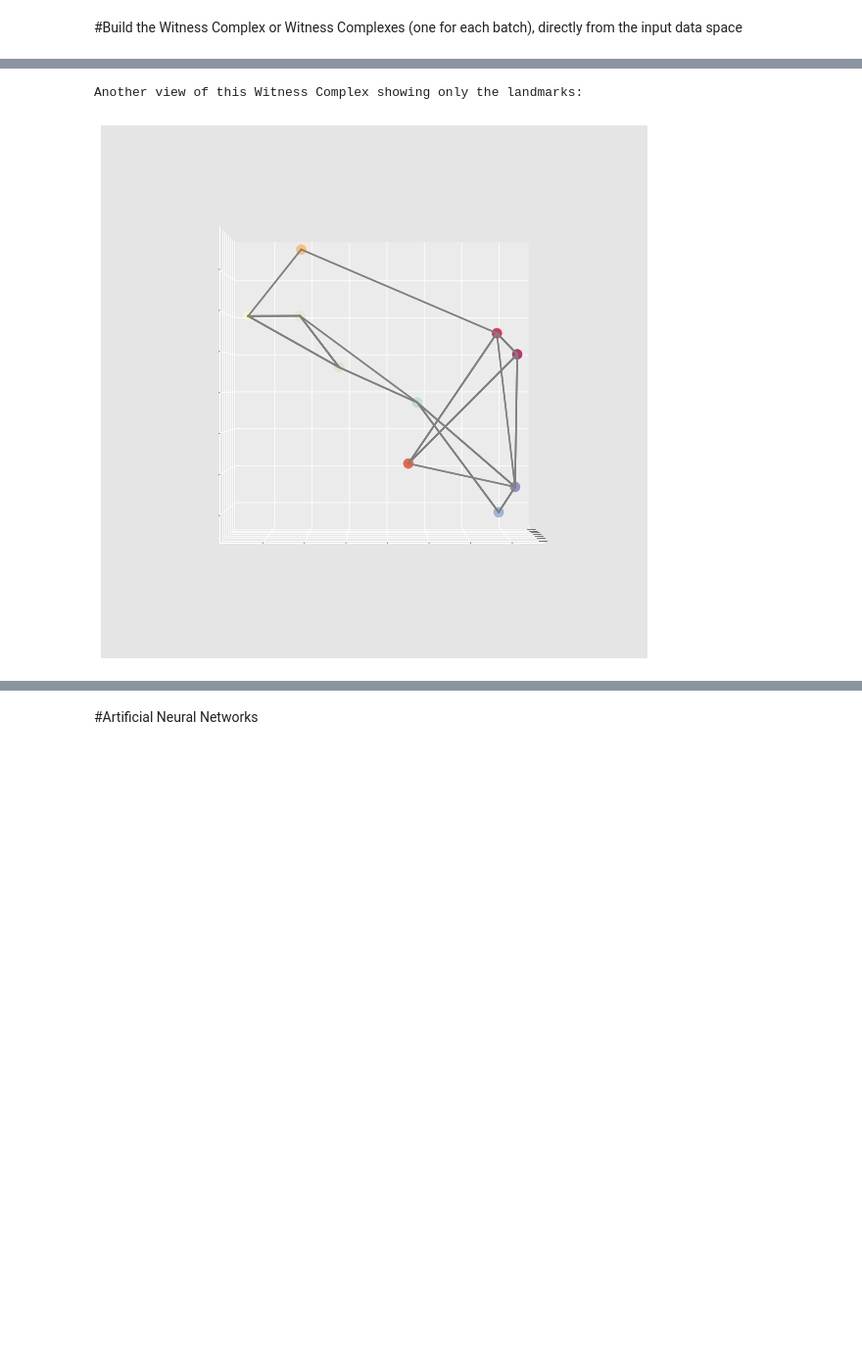
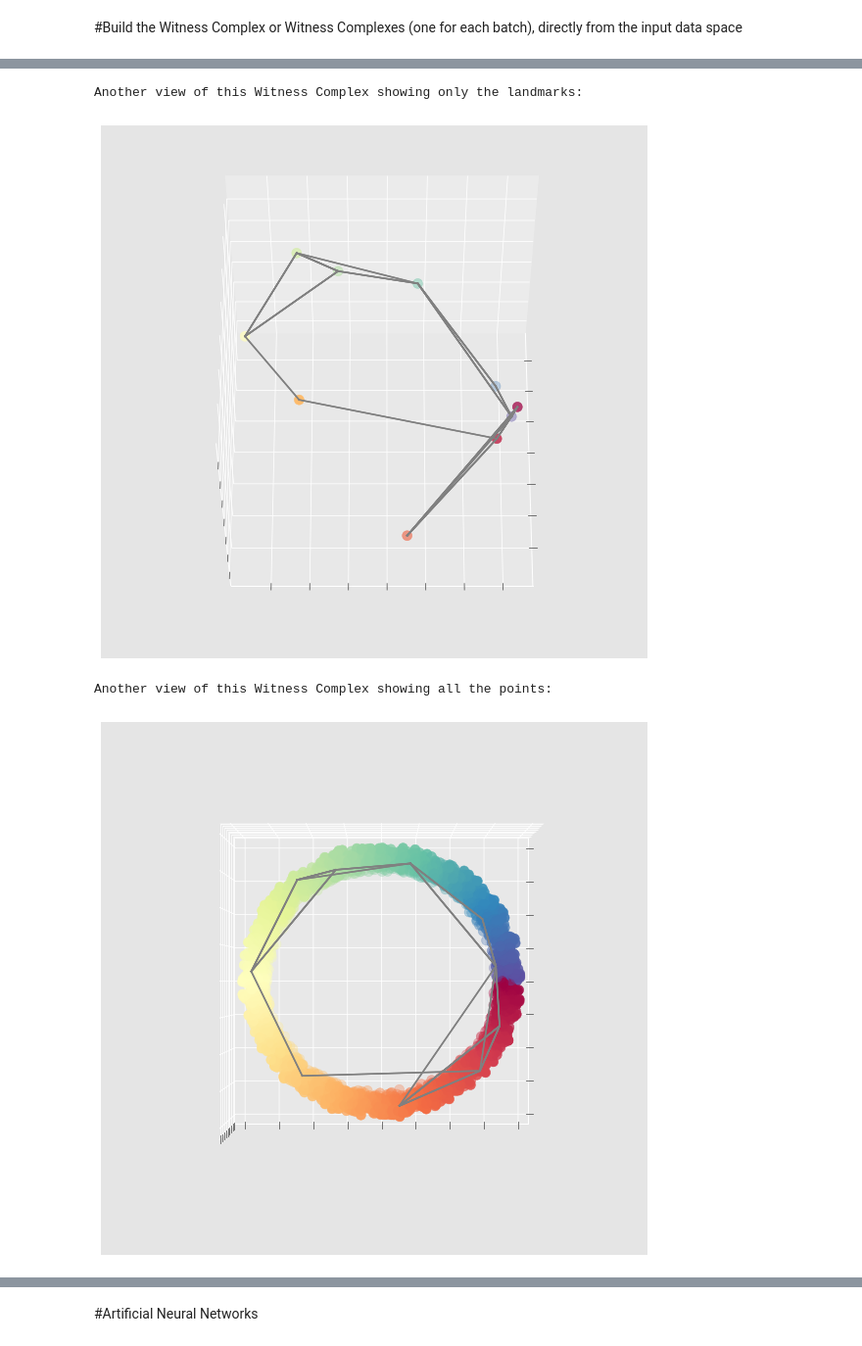
Before and after one commit to anissmedbouhi/master-thesis, a Jupyter notebook: main.ipynb, the cells around one changed output, grey strips where cells are left out. Shown at 98% size. Cells and saved outputs as stored; diff of their text form; code cells hidden in the pictures; blank space fills up the shorter version.

```diff
--- a/main.ipynb
+++ b/main.ipynb
@@ -209,10 +197,9 @@ Successfully installed gudhi-3.4.1
 # Example for exploring one specific Witness Complex
 
 witnesses = X
-landmark_inf = 32
-landmark_sup = 64
-landmarks = X[landmark_inf:landmark_sup,:]
-chosen_r_max = 5 # Maximum filtration radius value, should be chosen as being the smallest and high enough radius so that you get a relevant Witness Complex. For example if you want to preserve Betti number 1 (the 1-dimensional whole), you could start with a high value, see the Persitence Diagram and then choose the relevant radius and build again the relevant Witness Complex using this radius.
+landmark_sup = 24 #32
+landmarks = X[:landmark_sup,:]
+chosen_r_max = 6.5 # Maximum filtration radius value, should be chosen as being the smallest and high enough radius so that you get a relevant Witness Complex. For example if you want to preserve Betti number 1 (the 1-dimensional whole), you could start with a high value, see the Persitence Diagram and then choose the relevant radius and build again the relevant Witness Complex using this radius.
 chosen_d_max = 2 # Maximum dimension of the Witness Complex, should be equal (or smaller) to the dimension of the latent space of the VAE for using the simplicial regularization.
 
 wc2 = WitnessComplex(landmarks,witnesses)
@@ -228,10 +215,15 @@ for i in range(np.shape(wc2.simplicial_complex)[0]):
 print('Witness Complex: ',K_witnesscomplex)
 print('Number of simplices in the Witness Complex: ',len(K_witnesscomplex))
 
-selected_colors = train[1][landmark_inf:landmark_sup]
+selected_colors = train[1][:landmark_sup]
 
 print('One view of the Witness Complex showing only the landmarks:')
 plot_1simplices(landmarks, K_witnesscomplex, selected_colors, 90, 0)
 print('Another view of this Witness Complex showing only the landmarks:')
-plot_1simplices(landmarks, K_witnesscomplex, selected_colors, 0, 0)
+#plot_1simplices(landmarks, K_witnesscomplex, selected_colors, 0, 0)
+plot_1simplices(landmarks, K_witnesscomplex, selected_colors, 60, 0)
+print('Another view of this Witness Complex showing all the points:')
+plot_1simplices(X, K_witnesscomplex, train[1], 90, 0)
+#plot_1simplices(X, K_witnesscomplex, train[1], 0, 90)
+plot_1simplices(X, K_witnesscomplex, train[1], 60, 0)
 # %% [output]
@@ -247,7 +241,8 @@ Another view of this Witness Complex showing only the landmarks:
 # Example for exploring one specific Witness Complex
 
 witnesses = X
-landmarks = X[:10,:]
+landmark_sup = 10 #32
+landmarks = X[:landmark_sup,:]
 chosen_r_max = 6 # Maximum filtration radius value, should be chosen as being the smallest and high enough radius so that you get a relevant Witness Complex. For example if you want to preserve Betti number 1 (the 1-dimensional whole), you could start with a high value, see the Persitence Diagram and then choose the relevant radius and build again the relevant Witness Complex using this radius.
 chosen_d_max = 2 # Maximum dimension of the Witness Complex, should be equal (or smaller) to the dimension of the latent space of the VAE for using the simplicial regularization.
 
@@ -264,10 +259,15 @@ for i in range(np.shape(wc2.simplicial_complex)[0]):
 print('Witness Complex: ',K_witnesscomplex)
 print('Number of simplices in the Witness Complex: ',len(K_witnesscomplex))
 
-selected_colors = train[1][:10]
+selected_colors = train[1][:landmark_sup]
 
 print('One view of the Witness Complex showing only the landmarks:')
 plot_1simplices(landmarks, K_witnesscomplex, selected_colors, 90, 0)
 print('Another view of this Witness Complex showing only the landmarks:')
-plot_1simplices(landmarks, K_witnesscomplex, selected_colors, 0, 0)
+#plot_1simplices(landmarks, K_witnesscomplex, selected_colors, 0, 0)
+plot_1simplices(landmarks, K_witnesscomplex, selected_colors, 60, 0)
+print('Another view of this Witness Complex showing all the points:')
+plot_1simplices(X, K_witnesscomplex, train[1], 90, 0)
+#plot_1simplices(X, K_witnesscomplex, train[1], 0, 90)
+plot_1simplices(X, K_witnesscomplex, train[1], 60, 0)
 # %% [output]
@@ -278,3 +279,5 @@ One view of the Witness Complex showing only the landmarks:
 [figure]
-Another view of this Witness Complex showing only the landmarks:
+Another view of this Witness Complex showing only the landmarks:
-[figure, old version]
+[figure, new version]
+Another view of this Witness Complex showing all the points:
+[figure, added]
```
Also changed, not shown: parts of 34 cells of this notebook, 1 other file.
